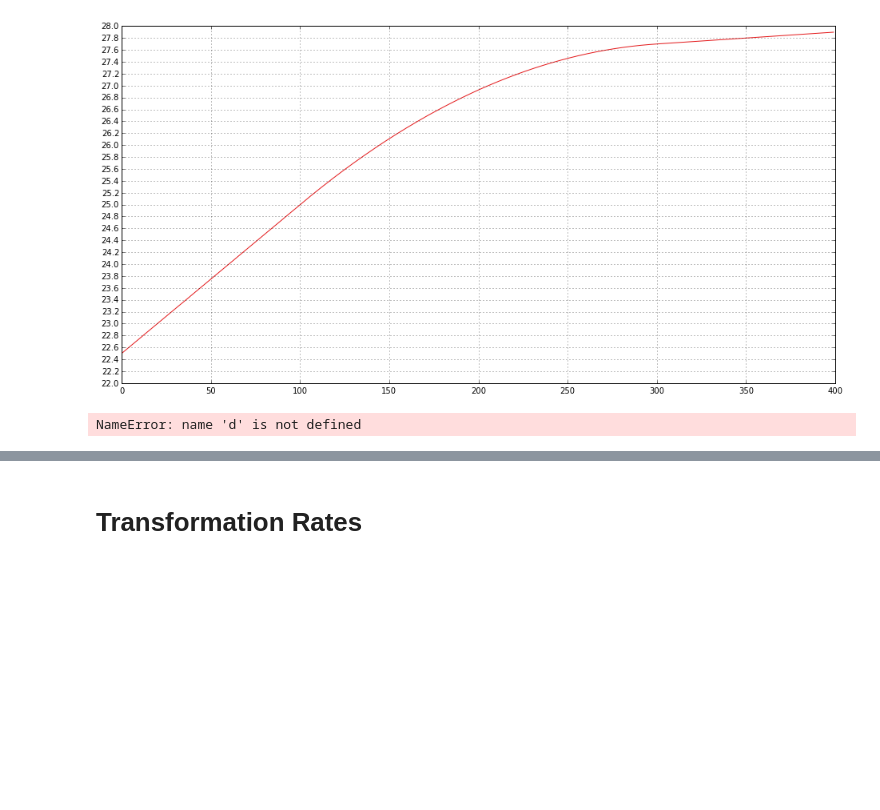
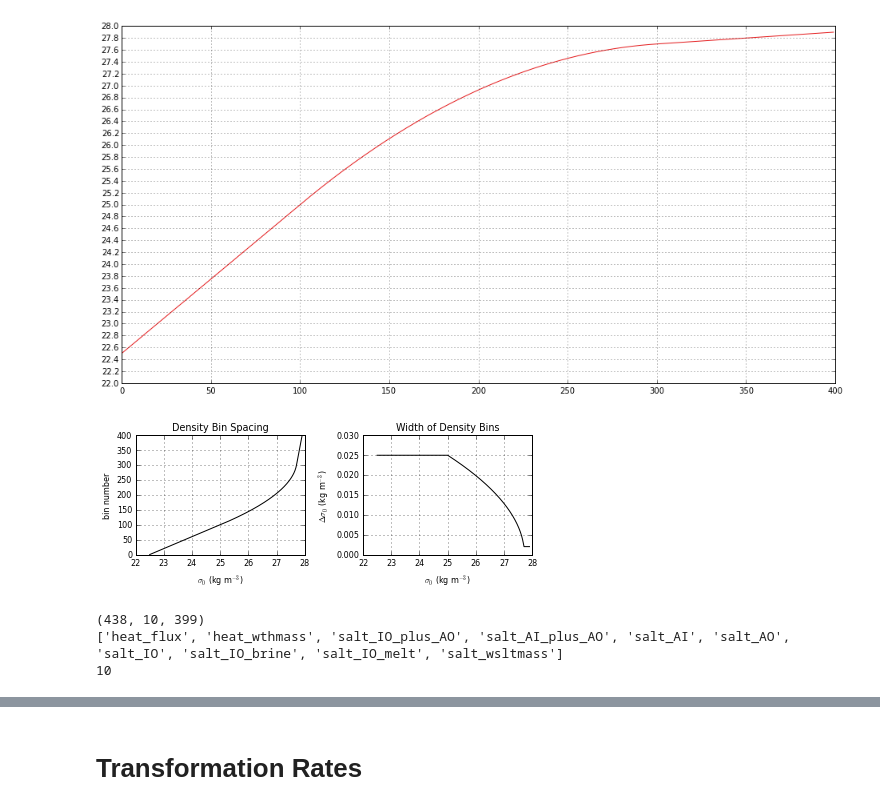
Before and after one commit to dhruvbalwada/watermass, a Jupyter notebook: SOSE_layers_analysis/surface_transformation_sigma0_5day.ipynb, the cells around one changed output, grey strips where cells are left out. Drawn from its saved outputs; the diff is of its cells as text; code cells hidden in the pictures; blank space fills up the shorter version.

```diff
--- a/SOSE_layers_analysis/surface_transformation_sigma0_5day.ipynb
+++ b/SOSE_layers_analysis/surface_transformation_sigma0_5day.ipynb
@@ -139,6 +139,25 @@ plt.yticks(np.arange(22,28.1,0.2))
 plt.grid()
 # %% [output]
 [figure]
+# %%
+plt.rcParams['font.size'] = 8
+plt.figure(figsize=(6.25,2.5))
+plt.subplot(121)
+plt.plot(rholevs-1000, np.arange(len(rholevs)),  'k')
+plt.xlabel(r'$\sigma_0$ (kg m$^{-3}$)')
+plt.ylabel('bin number')
+plt.grid()
+plt.title('Density Bin Spacing')
+plt.subplot(122)
+plt.plot(rholevs-1000, drho[::-1], 'k')
+plt.xlabel(r'$\sigma_0$ (kg m$^{-3}$)')
+plt.ylabel(r'$\Delta \sigma_0$ (kg m$^{-3}$)')
+plt.grid()
+plt.title('Width of Density Bins')
+plt.tight_layout()
+plt.savefig('../figures_ice_moc/density_bins.pdf')
+# %% [output]
+[figure, added]
 # %%
 salt_EvPrRn=0.
 rUnit2mass=1.035E+03
@@ -163,10 +182,6 @@ fw_flux_types = ['IO_plus_AO', 'AI_plus_AO', 'AI', 'AO', 'IO', 'IO_brine', 'IO_m
 fld_idx = dict()
 for n, k in enumerate(fw_flux_types):
     fld_idx[k] = n
-# %%
-d['WTHMASS'].shape
-# %% [output]
-NameError: name 'd' is not defined
 # %%
 # density-weighted ice concentration
 ice_conc_rho = np.zeros((Nt, Nrho), 'f8')
@@ -235,3 +250,13 @@ for nmon, niter in enumerate(diag_iters):
 
     fw_in_dens_coords[nmon] = surface_transformation_rate(
                         m, rho, rholevs, *fw_flux)
+# %%
+print transformation.shape
+transformation_labels = (['heat_flux', 'heat_wthmass'] +
+    ['salt_' + fwft for fwft in fw_flux_types] + ['salt_wsltmass'])
+print transformation_labels
+print len(transformation_labels)
+# %% [output]
+(438, 10, 399)
+['heat_flux', 'heat_wthmass', 'salt_IO_plus_AO', 'salt_AI_plus_AO', 'salt_AI', 'salt_AO', 'salt_IO', 'salt_IO_brine', 'salt_IO_melt', 'salt_wsltmass']
+10
```
Also changed, not shown: parts of 7 cells of this notebook, 5 other files.
